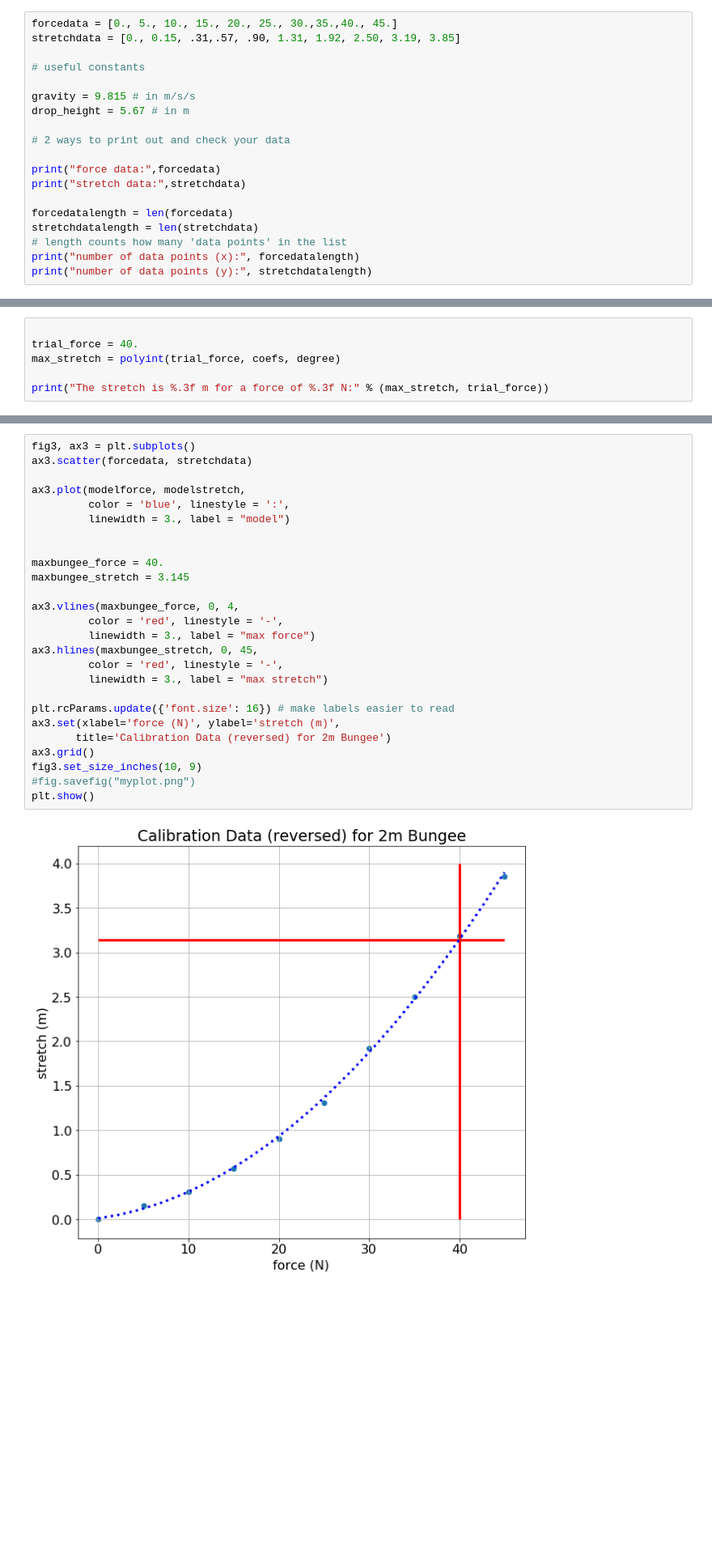
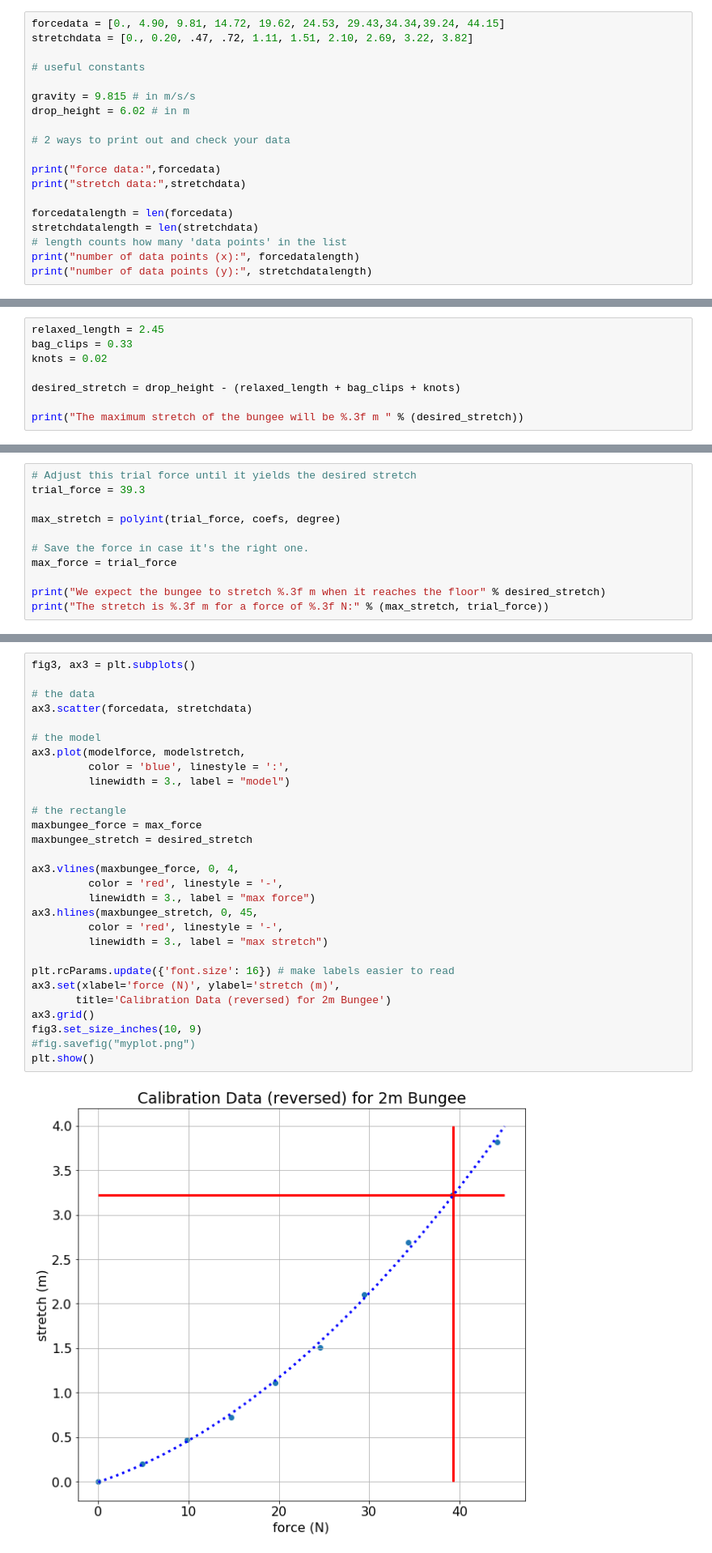
Before and after one commit to smithrockmaker/PH211, a Jupyter notebook: BungeeDropLab.ipynb, the cells around one changed output, grey strips where cells are left out. Shown: that part at 81% size. Cells and saved outputs as stored; diff of their text form; blank space fills up the shorter version.

Commit message:
Corrected Bungee Data

````diff
--- a/BungeeDropLab.ipynb
+++ b/BungeeDropLab.ipynb
@@ -35,13 +35,13 @@ from scipy.integrate import quad
 
 I am providing a set of data points that represent the characterization curve for a 2 m bungee cord. In principle we should be able to use the normalized data from the Bungee Characterization Lab but typically our results are inconsistent enough that actual data is a better idea. I generated this data by stretching the bungee out on the floor and using a scale to measure the force. Because that's a little challenging with one person I'd like you to check that data. This is generally a good practice for all experimental tests.
 # %%
-forcedata = [0., 5., 10., 15., 20., 25., 30.,35.,40., 45.]
-stretchdata = [0., 0.15, .31,.57, .90, 1.31, 1.92, 2.50, 3.19, 3.85]
+forcedata = [0., 4.90, 9.81, 14.72, 19.62, 24.53, 29.43,34.34,39.24, 44.15]
+stretchdata = [0., 0.20, .47, .72, 1.11, 1.51, 2.10, 2.69, 3.22, 3.82]
 
 # useful constants
 
 gravity = 9.815 # in m/s/s
-drop_height = 5.67 # in m
+drop_height = 6.02 # in m
 
 # 2 ways to print out and check your data
 
@@ -209,0 +222,8 @@ The definite integral is 1.317 with estimated error 0.000000:
+# %%
+relaxed_length = 2.45
+bag_clips = 0.33
+knots = 0.02
+
+desired_stretch = drop_height - (relaxed_length + bag_clips + knots)
+
+print("The maximum stretch of the bungee will be %.3f m " % (desired_stretch))
@@ -216,9 +238,14 @@ Because of the reversed axes I need to know what force will deliver the stretch
 
 When I give the function ```polyint``` an force value along with the degree of the fit and the coefficients it will tell me the stretch that it creates. Keep trying different trial forces until you find the force that gives you the stretch you need.
 # %%
+# Adjust this trial force until it yields the desired stretch
+trial_force = 39.3
 
-trial_force = 40.
 max_stretch = polyint(trial_force, coefs, degree)
 
+# Save the force in case it's the right one.
+max_force = trial_force
+
+print("We expect the bungee to stretch %.3f m when it reaches the floor" % desired_stretch)
 print("The stretch is %.3f m for a force of %.3f N:" % (max_stretch, trial_force))
 # %% [output]
@@ -229,32 +257,35 @@ The stretch is 3.145 m for a force of 40.000 N:
 To get the desired area we can take the area under the curve away from the area of the rectangle bounded by the red lines below.
 # %%
 fig3, ax3 = plt.subplots()
+
+# the data
 ax3.scatter(forcedata, stretchdata)
 
+# the model
 ax3.plot(modelforce, modelstretch,
          color = 'blue', linestyle = ':',
          linewidth = 3., label = "model")
 
-
-maxbungee_force = 40.
-maxbungee_stretch = 3.145
+# the rectangle
+maxbungee_force = max_force
+maxbungee_stretch = desired_stretch
 
 ax3.vlines(maxbungee_force, 0, 4,
          color = 'red', linestyle = '-',
          linewidth = 3., label = "max force")
 ax3.hlines(maxbungee_stretch, 0, 45,
          color = 'red', linestyle = '-',
          linewidth = 3., label = "max stretch")
 
 plt.rcParams.update({'font.size': 16}) # make labels easier to read
 ax3.set(xlabel='force (N)', ylabel='stretch (m)',
        title='Calibration Data (reversed) for 2m Bungee')
 ax3.grid()
 fig3.set_size_inches(10, 9)
 #fig.savefig("myplot.png")
 plt.show()
 # %% [output]
-[figure, old version]
+[figure, new version]
 # %% [markdown]
 ### Find the energy stored by the bungee
 
````
Also changed, not shown: parts of 12 cells of this notebook.
